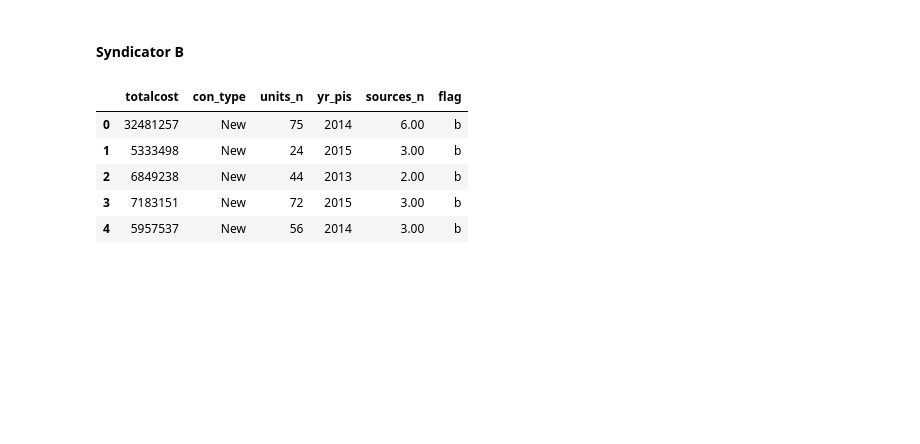
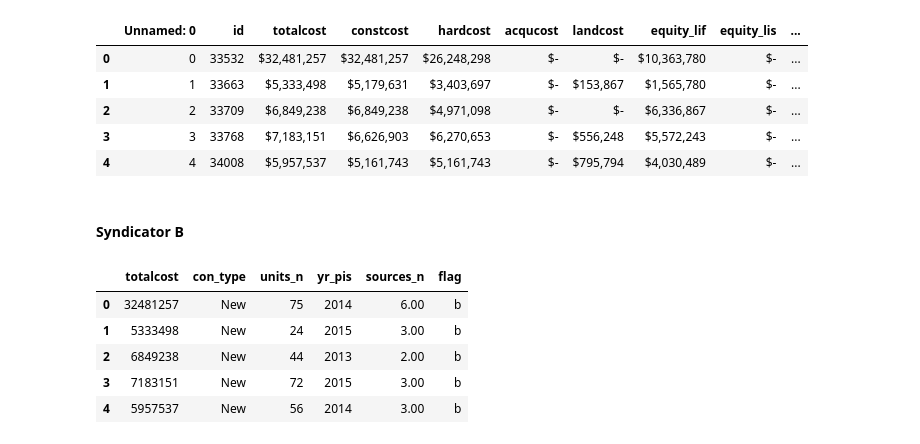
Before and after one commit to qunderriner/LIHTC_Analysis, a Jupyter notebook: SyndicatorData_Graphs.ipynb, the cells around one changed output. Drawn from its saved outputs; the diff is of its cells as text; code cells hidden in the pictures; blank space fills up the shorter version.

```diff
--- a/SyndicatorData_Graphs.ipynb
+++ b/SyndicatorData_Graphs.ipynb
@@ -16,6 +16,15 @@ pd.set_option('display.max_rows', 4000)
 b = pd.read_csv("syndicator_b.csv")
 i = pd.read_csv("syndicator_i.csv")
 g = pd.read_csv("syndicator_g.csv")
+# %%
+b.head()
+# %% [output]
+|  | Unnamed: 0 | id | totalcost | constcost | hardcost | acqucost | landcost | equity_lif | equity_lis | ... |
+| 0 | 0 | 33532 | $32,481,257 | $32,481,257 | $26,248,298 | $- | $- | $10,363,780 | $- | ... |
+| 1 | 1 | 33663 | $5,333,498 | $5,179,631 | $3,403,697 | $- | $153,867 | $1,565,780 | $- | ... |
+| 2 | 2 | 33709 | $6,849,238 | $6,849,238 | $4,971,098 | $- | $- | $6,336,867 | $- | ... |
+| 3 | 3 | 33768 | $7,183,151 | $6,626,903 | $6,270,653 | $- | $556,248 | $5,572,243 | $- | ... |
+| 4 | 4 | 34008 | $5,957,537 | $5,161,743 | $5,161,743 | $- | $795,794 | $4,030,489 | $- | ... |
 # %% [markdown]
 #### Syndicator B
 # %%
```
Also changed, not shown: parts of 14 cells of this notebook.
